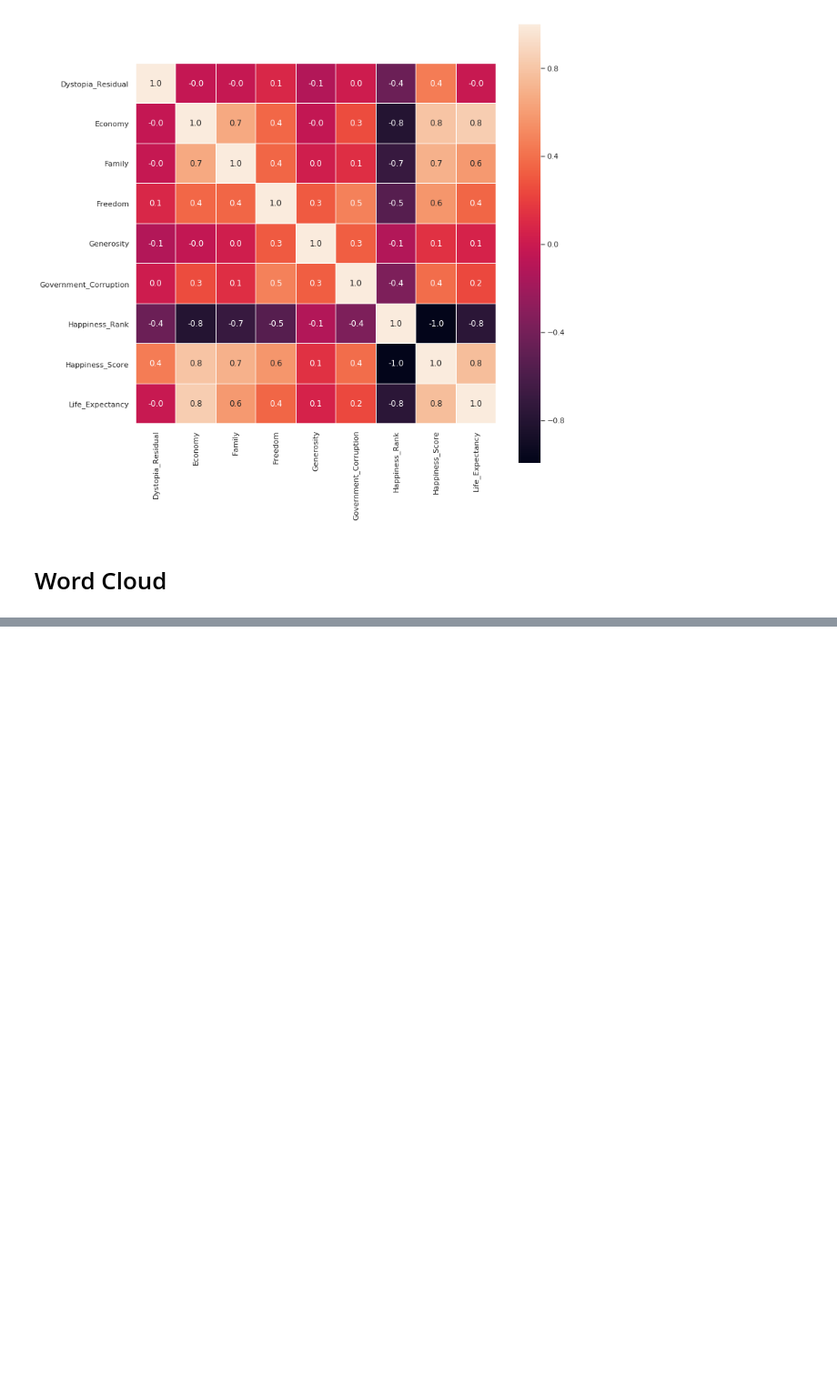
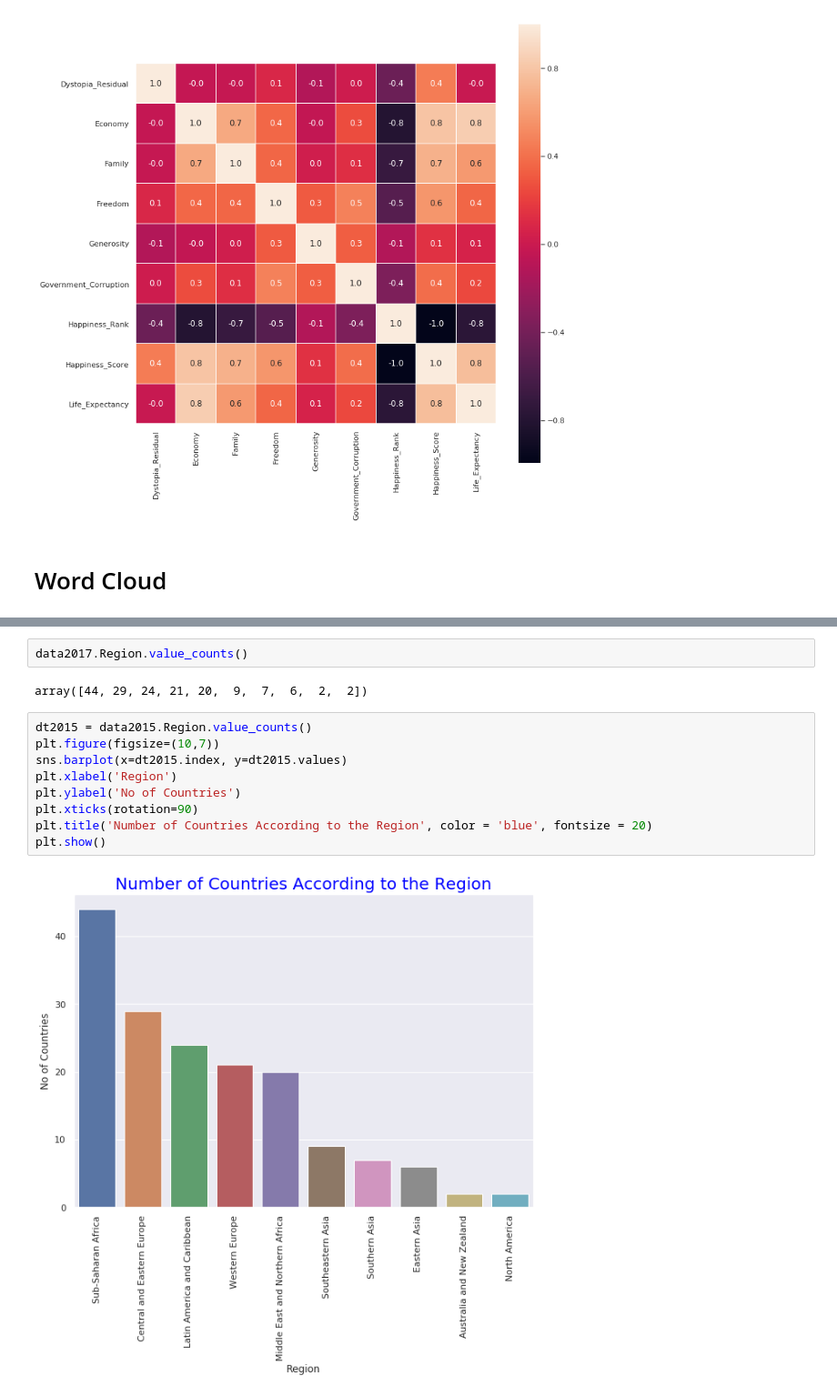
Before and after one commit to ddb95/Data_Science_and_ML_Projects, a Jupyter notebook: happinessReport/worldHappinessReport.ipynb, the cells around one changed output, grey strips where cells are left out. Shown at 91% size. Saved outputs shown, nothing was run; the diff lists cells and outputs as text; blank space fills up the shorter version.

```diff
--- a/happinessReport/worldHappinessReport.ipynb
+++ b/happinessReport/worldHappinessReport.ipynb
@@ -675,0 +706,15 @@ plt.show()
+# %%
+data2017.Region.value_counts()
+# %% [output]
+array([44, 29, 24, 21, 20,  9,  7,  6,  2,  2])
+# %%
+dt2015 = data2015.Region.value_counts()
+plt.figure(figsize=(10,7))
+sns.barplot(x=dt2015.index, y=dt2015.values)
+plt.xlabel('Region')
+plt.ylabel('No of Countries')
+plt.xticks(rotation=90)
+plt.title('Number of Countries According to the Region', color = 'blue', fontsize = 20)
+plt.show()
+# %% [output]
+[figure, added]
```
Also changed, not shown: parts of 12 cells of this notebook.
